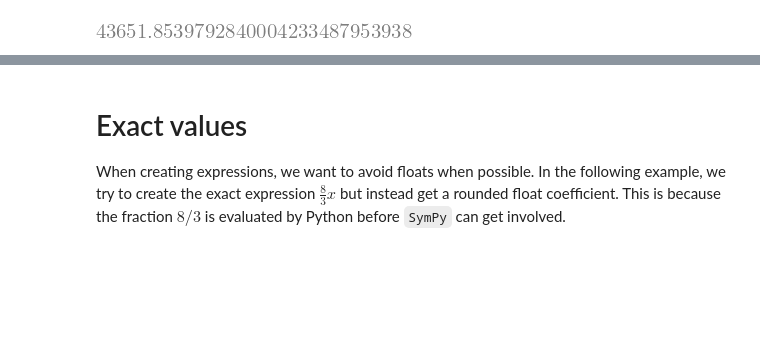
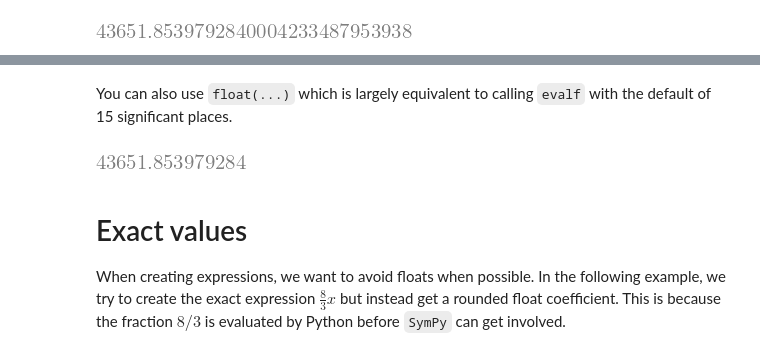
Before and after one commit to flsmith/Python-Reference-22, a Jupyter notebook: Miscellaneous/SymPy.ipynb, the cells around one changed output, grey strips where cells are left out. Cells and saved outputs as stored; diff of their text form; code cells hidden in the pictures; blank space fills up the shorter version.

```diff
--- a/Miscellaneous/SymPy.ipynb
+++ b/Miscellaneous/SymPy.ipynb
@@ -101,3 +116,10 @@ V.evalf(30, subs={x: 2, y: 3, z: 2})
+# %% [markdown]
+You can also use `float(...)` which is largely equivalent to calling `evalf` with the default of 15 significant places.
+# %%
+v = V.subs([(x, 2), (y, 3), (z, 2)])
+float(v)
+# %% [output]
+[figure, added]
 # %% [markdown]
 # Exact values
 
```
Also changed, not shown: parts of 28 cells of this notebook, 1 other file.
